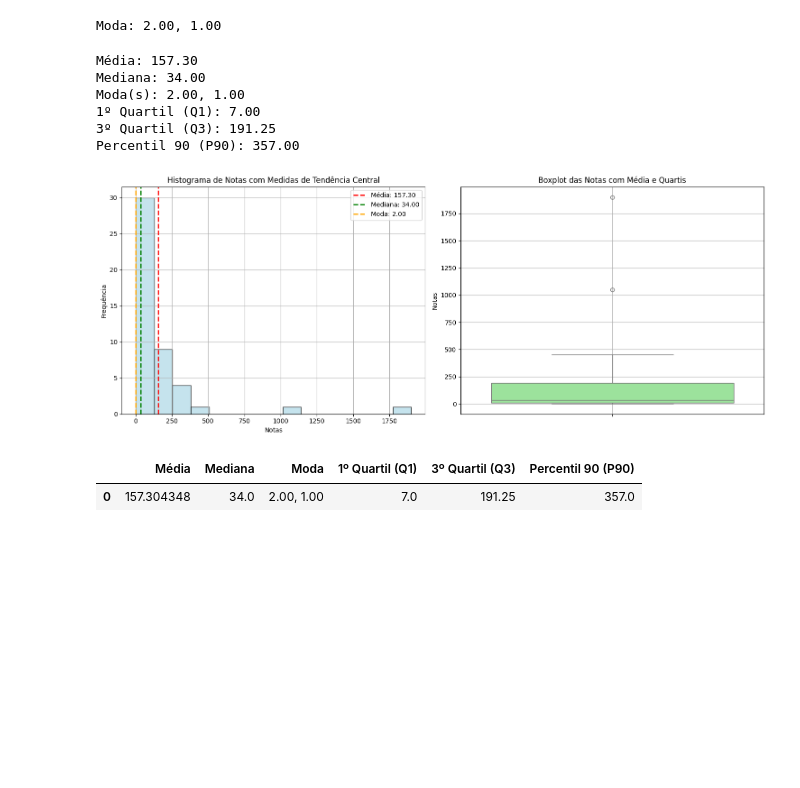
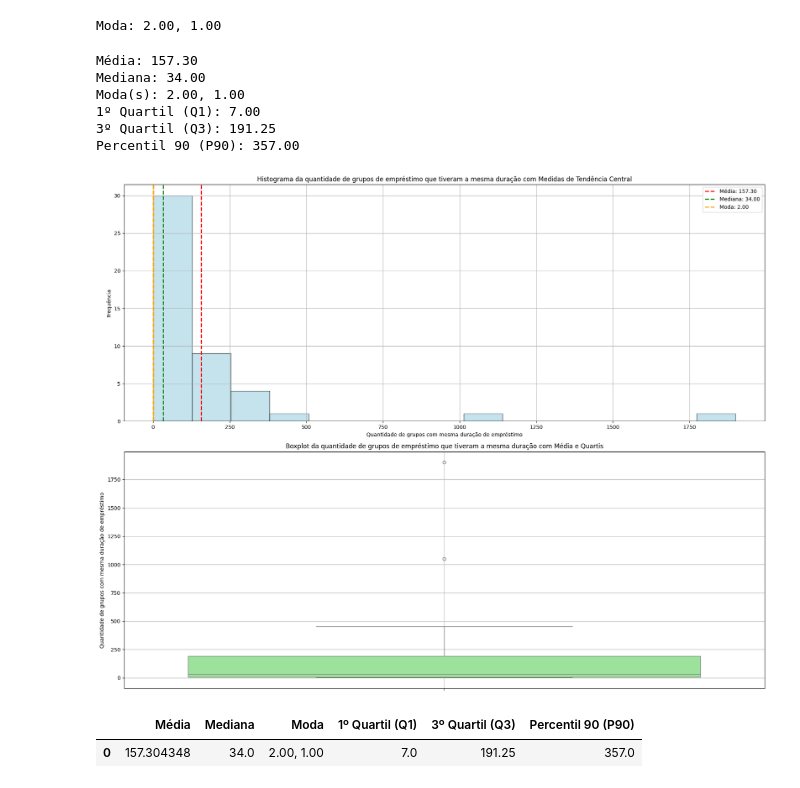
Before and after one commit to Projeto-Final-Andre/Biblioteca-CD, a Jupyter notebook: medidas_de_tendencia_central.ipynb, the cells around one changed output. Cells and saved outputs as stored; diff of their text form; code cells hidden in the pictures; blank space fills up the shorter version.

Commit message:
fix: Add correct title

```diff
--- a/medidas_de_tendencia_central.ipynb
+++ b/medidas_de_tendencia_central.ipynb
@@ -68,7 +69,7 @@ print(f"1º Quartil (Q1): {q1:.2f}")
 print(f"3º Quartil (Q3): {q3:.2f}")
 print(f"Percentil 90 (P90): {p90:.2f}")
 
-fig, axes = plt.subplots(1, 2, figsize=(15, 6))
+fig, axes = plt.subplots(2, 1, figsize=(18, 14))
 
 # Histograma com as linhas da Média e Mediana
 axes[0].hist(data, bins=15, color='lightblue', edgecolor='black', alpha=0.7)
@@ -78,37 +79,37 @@ for i, m in enumerate(modes):
     label = f'Moda: {m:.2f}' if i == 0 else None  # Apenas a primeira linha terá legenda
     axes[0].axvline(m, color='orange', linestyle='dashed', linewidth=2, label=label)
 axes[0].legend()
-axes[0].set_title('Histograma de Notas com Medidas de Tendência Central')
-axes[0].set_xlabel('Notas')
+axes[0].set_title('Histograma da quantidade de grupos de empréstimo que tiveram a mesma duração com Medidas de Tendência Central')
+axes[0].set_xlabel('Quantidade de grupos com mesma duração de empréstimo')
 axes[0].set_ylabel('Frequência')
 axes[0].grid(True)
 
 # Boxplot para visualizar os Quartis e a Mediana
 sns.boxplot(data=data, color='lightgreen', ax=axes[1])
-axes[1].set_title('Boxplot das Notas com Média e Quartis')
-axes[1].set_ylabel('Notas')
+axes[1].set_title('Boxplot da quantidade de grupos de empréstimo que tiveram a mesma duração com Média e Quartis')
+axes[1].set_ylabel('Quantidade de grupos com mesma duração de empréstimo')
 axes[1].grid(True)
 
 plt.tight_layout()
 plt.show()
 
 summary = pd.DataFrame({
     'Média': [mean],
     'Mediana': [median],
     'Moda': [", ".join(f"{m:.2f}" for m in modes)],
     '1º Quartil (Q1)': [q1],
     '3º Quartil (Q3)': [q3],
     'Percentil 90 (P90)': [p90]
 })
 
 summary
 # %% [output]
 Média: 157.30
 Mediana: 34.00
 Moda(s): 2.00, 1.00
 1º Quartil (Q1): 7.00
 3º Quartil (Q3): 191.25
 Percentil 90 (P90): 357.00
-[figure, old version]
+[figure, new version]
 |  | Média | Mediana | Moda | 1º Quartil (Q1) | 3º Quartil (Q3) | Percentil 90 (P90) |
 | 0 | 157.304348 | 34.0 | 2.00, 1.00 | 7.0 | 191.25 | 357.0 |
```
Also changed, not shown: parts of 1 cell of this notebook.
